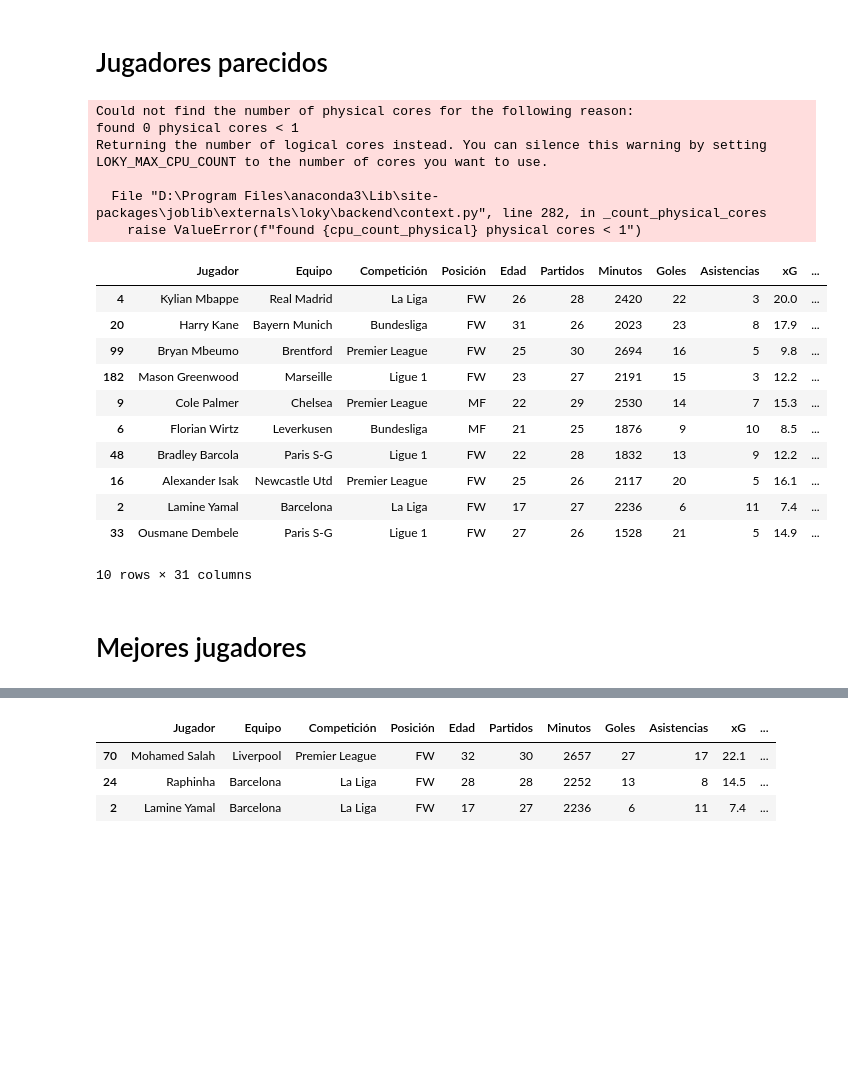
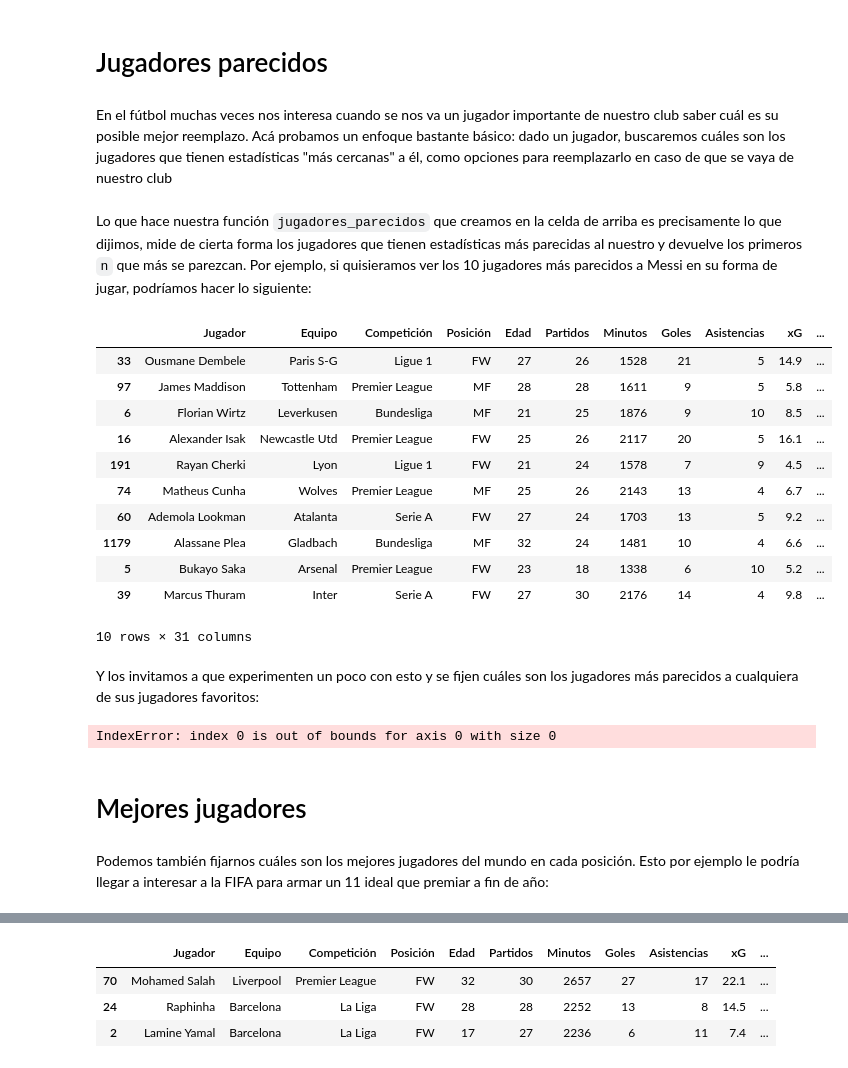
Before and after one commit to faustomartinez/taller-futbol-analytics, a Jupyter notebook: taller.ipynb, the cells around one changed output, grey strips where cells are left out. Drawn from its saved outputs; the diff is of its cells as text; code cells hidden in the pictures; blank space fills up the shorter version.

```diff
--- a/taller.ipynb
+++ b/taller.ipynb
@@ -287,5 +305,7 @@ HBox(children=(Dropdown(description='Jugador 1', index=1307, options=('Aaron Cia
 # %% [markdown]
 # Jugadores parecidos
+# %% [markdown]
+En el fútbol muchas veces nos interesa cuando se nos va un jugador importante de nuestro club saber cuál es su posible mejor reemplazo. Acá probamos un enfoque bastante básico: dado un jugador, buscaremos cuáles son los jugadores que tienen estadísticas "más cercanas" a él, como opciones para reemplazarlo en caso de que se vaya de nuestro club
 # %%
 # Nos quedamos con las columnas numéricas del dataframe completo
 df_num = df_completo.select_dtypes(include=[np.number])
@@ -310,30 +330,35 @@ def jugadores_parecidos(nombre_jugador, cant_recomendaciones):
     res = res.drop(ind_jugador, axis=0)
 
     return res
+# %% [markdown]
+Lo que hace nuestra función `jugadores_parecidos` que creamos en la celda de arriba es precisamente lo que dijimos, mide de cierta forma los jugadores que tienen estadísticas más parecidas al nuestro y devuelve los primeros `n` que más se parezcan. Por ejemplo, si quisieramos ver los 10 jugadores más parecidos a Messi en su forma de jugar, podríamos hacer lo siguiente:
 # %%
 # Obtenemos los 10 jugadores más parecidos a Lionel Messi
-jugadores_parecidos("Mohamed Salah", 10)
+jugadores_parecidos("Lionel Messi", 10)
 # %% [output]
+|  | Jugador | Equipo | Competición | Posición | Edad | Partidos | Minutos | Goles | Asistencias | xG | ... |
+| 33 | Ousmane Dembele | Paris S-G | Ligue 1 | FW | 27 | 26 | 1528 | 21 | 5 | 14.9 | ... |
+| 97 | James Maddison | Tottenham | Premier League | MF | 28 | 28 | 1611 | 9 | 5 | 5.8 | ... |
+| 6 | Florian Wirtz | Leverkusen | Bundesliga | MF | 21 | 25 | 1876 | 9 | 10 | 8.5 | ... |
+| 16 | Alexander Isak | Newcastle Utd | Premier League | FW | 25 | 26 | 2117 | 20 | 5 | 16.1 | ... |
+| 191 | Rayan Cherki | Lyon | Ligue 1 | FW | 21 | 24 | 1578 | 7 | 9 | 4.5 | ... |
+| 74 | Matheus Cunha | Wolves | Premier League | MF | 25 | 26 | 2143 | 13 | 4 | 6.7 | ... |
+| 60 | Ademola Lookman | Atalanta | Serie A | FW | 27 | 24 | 1703 | 13 | 5 | 9.2 | ... |
+| 1179 | Alassane Plea | Gladbach | Bundesliga | MF | 32 | 24 | 1481 | 10 | 4 | 6.6 | ... |
+| 5 | Bukayo Saka | Arsenal | Premier League | FW | 23 | 18 | 1338 | 6 | 10 | 5.2 | ... |
+| 39 | Marcus Thuram | Inter | Serie A | FW | 27 | 30 | 2176 | 14 | 4 | 9.8 | ... |
-Could not find the number of physical cores for the following reason:
-found 0 physical cores < 1
-Returning the number of logical cores instead. You can silence this warning by setting LOKY_MAX_CPU_COUNT to the number of cores you want to use.
-
-  File "D:\Program Files\anaconda3\Lib\site-packages\joblib\externals\loky\backend\context.py", line 282, in _count_physical_cores
-    raise ValueError(f"found {cpu_count_physical} physical cores < 1")
+10 rows × 31 columns
-|  | Jugador | Equipo | Competición | Posición | Edad | Partidos | Minutos | Goles | Asistencias | xG | ... |
-| 4 | Kylian Mbappe | Real Madrid | La Liga | FW | 26 | 28 | 2420 | 22 | 3 | 20.0 | ... |
-| 20 | Harry Kane | Bayern Munich | Bundesliga | FW | 31 | 26 | 2023 | 23 | 8 | 17.9 | ... |
-| 99 | Bryan Mbeumo | Brentford | Premier League | FW | 25 | 30 | 2694 | 16 | 5 | 9.8 | ... |
-| 182 | Mason Greenwood | Marseille | Ligue 1 | FW | 23 | 27 | 2191 | 15 | 3 | 12.2 | ... |
-| 9 | Cole Palmer | Chelsea | Premier League | MF | 22 | 29 | 2530 | 14 | 7 | 15.3 | ... |
-| 6 | Florian Wirtz | Leverkusen | Bundesliga | MF | 21 | 25 | 1876 | 9 | 10 | 8.5 | ... |
-| 48 | Bradley Barcola | Paris S-G | Ligue 1 | FW | 22 | 28 | 1832 | 13 | 9 | 12.2 | ... |
-| 16 | Alexander Isak | Newcastle Utd | Premier League | FW | 25 | 26 | 2117 | 20 | 5 | 16.1 | ... |
-| 2 | Lamine Yamal | Barcelona | La Liga | FW | 17 | 27 | 2236 | 6 | 11 | 7.4 | ... |
-| 33 | Ousmane Dembele | Paris S-G | Ligue 1 | FW | 27 | 26 | 1528 | 21 | 5 | 14.9 | ... |
-10 rows × 31 columns
+# %% [markdown]
+Y los invitamos a que experimenten un poco con esto y se fijen cuáles son los jugadores más parecidos a cualquiera de sus jugadores favoritos:
+# %%
+jugador = ""
+jugadores_parecidos(jugador, 10)
+# %% [output]
+IndexError: index 0 is out of bounds for axis 0 with size 0
 # %% [markdown]
 # Mejores jugadores
+# %% [markdown]
+Podemos también fijarnos cuáles son los mejores jugadores del mundo en cada posición. Esto por ejemplo le podría llegar a interesar a la FIFA para armar un 11 ideal que premiar a fin de año:
 # %%
 # Separamos el dataset en 4, uno por cada posición
 df_delanteros = df_completo[df_completo["stats_Pos"] == "FW"]
```
Also changed, not shown: parts of 16 cells of this notebook, 4 other files.
